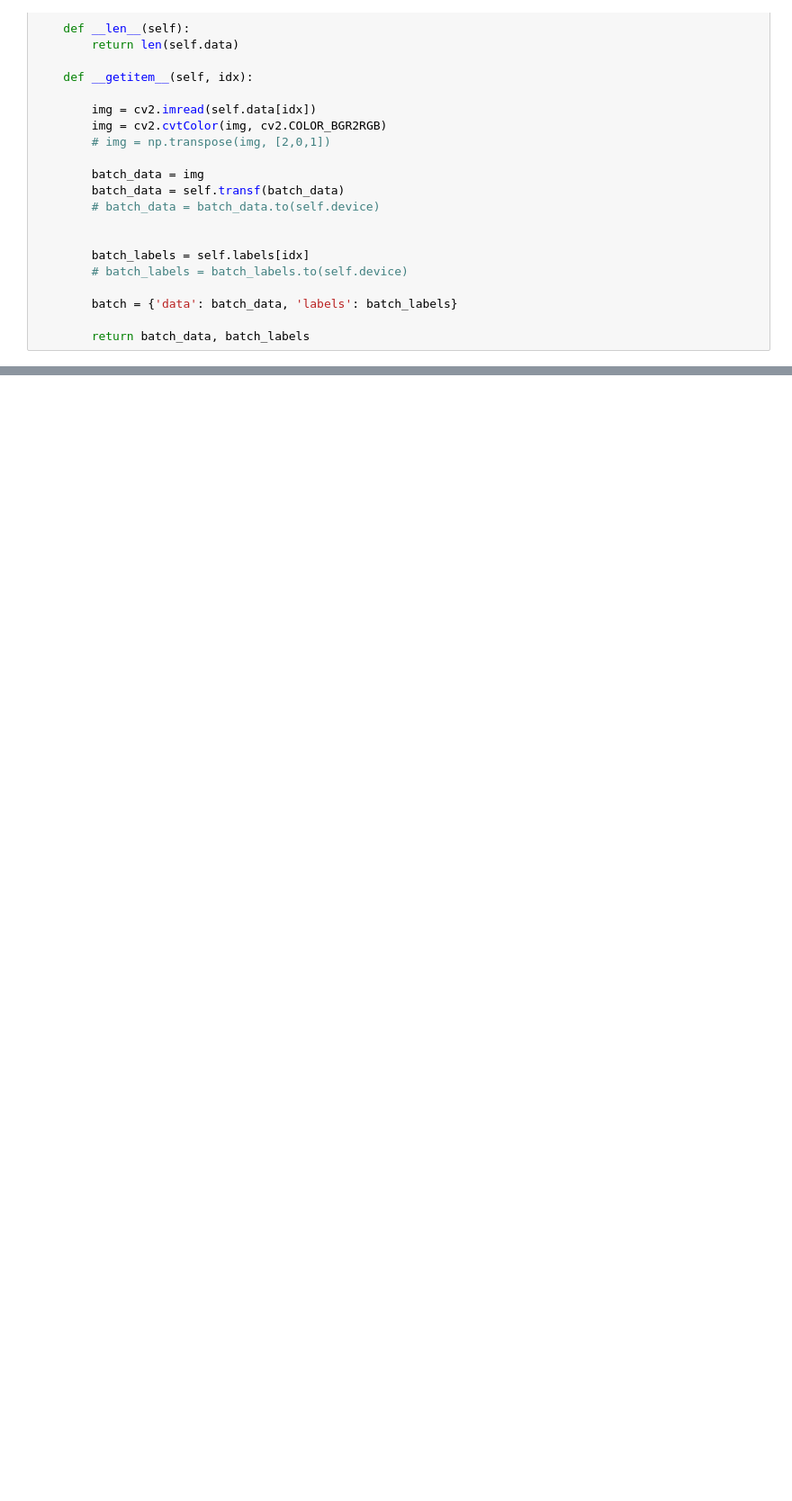
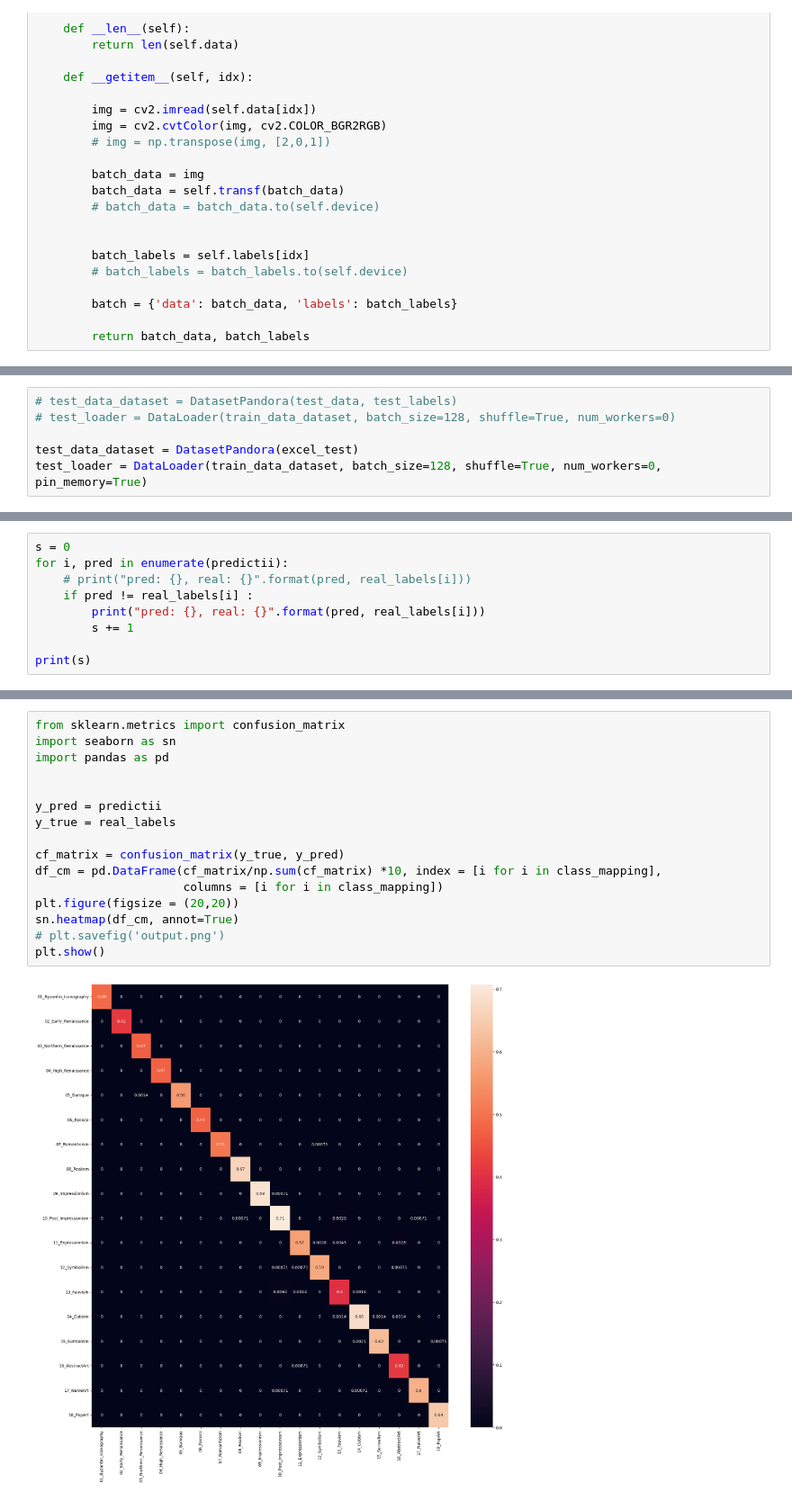
Before and after one commit to teodora-vaman/Painting-Retrieval, a Jupyter notebook: training.ipynb, the cells around one changed output, grey strips where cells are left out. Shown at 90% size. Cells and saved outputs as stored; diff of their text form; blank space fills up the shorter version.

```diff
--- a/training.ipynb
+++ b/training.ipynb
@@ -199,0 +202,6 @@ my_plot(np.linspace(1, 20, 20).astype(int), model_losses)
+# %%
+# test_data_dataset = DatasetPandora(test_data, test_labels)
+# test_loader = DataLoader(train_data_dataset, batch_size=128, shuffle=True, num_workers=0)
+
+test_data_dataset = DatasetPandora(excel_test)
+test_loader = DataLoader(train_data_dataset, batch_size=128, shuffle=True, num_workers=0, pin_memory=True)
@@ -199,0 +249,9 @@ my_plot(np.linspace(1, 20, 20).astype(int), model_losses)
+# %%
+s = 0
+for i, pred in enumerate(predictii):
+    # print("pred: {}, real: {}".format(pred, real_labels[i]))
+    if pred != real_labels[i] :
+        print("pred: {}, real: {}".format(pred, real_labels[i]))
+        s += 1
+
+print(s)
@@ -199,0 +276,18 @@ my_plot(np.linspace(1, 20, 20).astype(int), model_losses)
+# %%
+from sklearn.metrics import confusion_matrix
+import seaborn as sn
+import pandas as pd
+
+
+y_pred = predictii
+y_true = real_labels
+
+cf_matrix = confusion_matrix(y_true, y_pred)
+df_cm = pd.DataFrame(cf_matrix/np.sum(cf_matrix) *10, index = [i for i in class_mapping],
+                     columns = [i for i in class_mapping])
+plt.figure(figsize = (20,20))
+sn.heatmap(df_cm, annot=True)
+# plt.savefig('output.png')
+plt.show()
+# %% [output]
+[figure, added]
```
Also changed, not shown: parts of 7 cells of this notebook, 3 other files.
